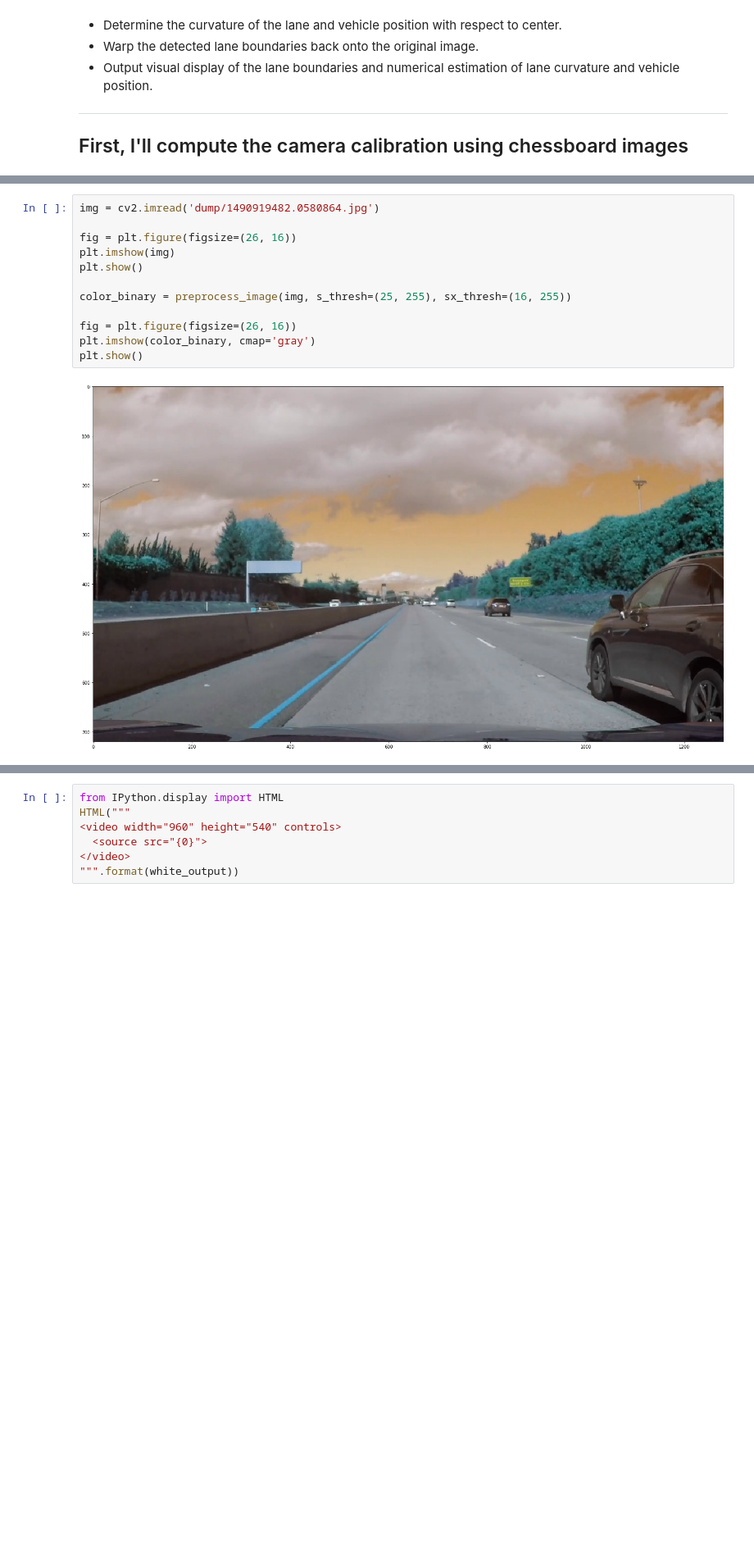
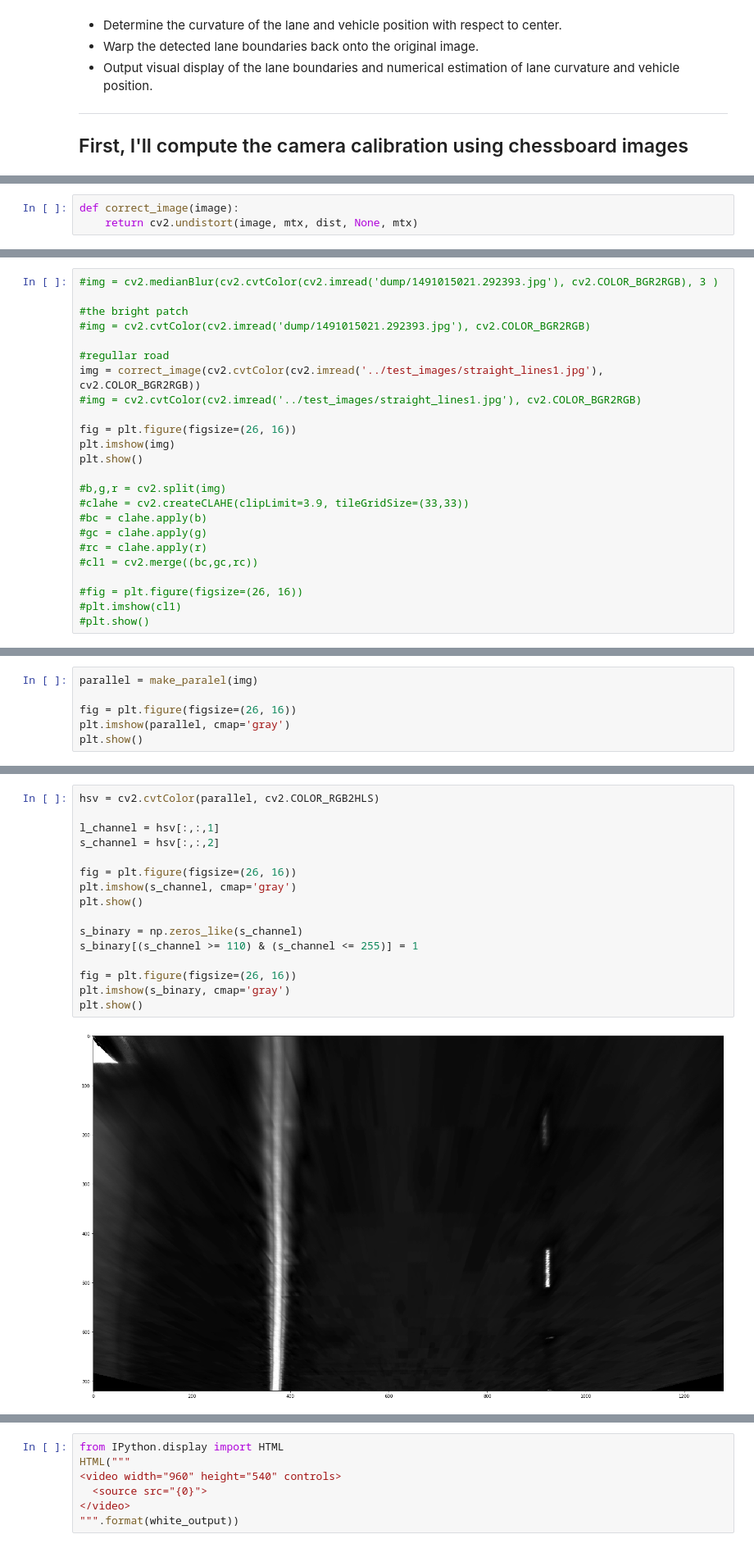
Before and after one commit to berciktymule/CarND-Advanced-Lane-Lines, a Jupyter notebook: examples/p4pipeline.ipynb, the cells around one changed output, grey strips where cells are left out. Shown at 82% size. Cells and saved outputs as stored; diff of their text form; blank space fills up the shorter version.

```diff
--- a/examples/p4pipeline.ipynb
+++ b/examples/p4pipeline.ipynb
@@ -48,3 +48,6 @@ for fname in images:
         imgpoints.append(corners)
 
 ret, mtx, dist, rvecs, tvecs = cv2.calibrateCamera(objpoints, imgpoints, img_size,None,None)
+# %%
+def correct_image(image):
+    return cv2.undistort(image, mtx, dist, None, mtx)
@@ -77,3 +118,27 @@ def preprocess_image(img, s_thresh=(25, 255), sx_thresh=(16, 255)):
 
     dst = cv2.undistort(combined_binary, mtx, dist, None, mtx)
     return dst
+# %%
+#img = cv2.medianBlur(cv2.cvtColor(cv2.imread('dump/1491015021.292393.jpg'), cv2.COLOR_BGR2RGB), 3 )
+
+#the bright patch
+#img = cv2.cvtColor(cv2.imread('dump/1491015021.292393.jpg'), cv2.COLOR_BGR2RGB)
+
+#regullar road
+img = correct_image(cv2.cvtColor(cv2.imread('../test_images/straight_lines1.jpg'), cv2.COLOR_BGR2RGB))
+#img = cv2.cvtColor(cv2.imread('../test_images/straight_lines1.jpg'), cv2.COLOR_BGR2RGB)
+
+fig = plt.figure(figsize=(26, 16))
+plt.imshow(img)
+plt.show()
+
+#b,g,r = cv2.split(img)
+#clahe = cv2.createCLAHE(clipLimit=3.9, tileGridSize=(33,33))
+#bc = clahe.apply(b)
+#gc = clahe.apply(g)
+#rc = clahe.apply(r)
+#cl1 = cv2.merge((bc,gc,rc))
+
+#fig = plt.figure(figsize=(26, 16))
+#plt.imshow(cl1)
+#plt.show()
@@ -79,0 +147,6 @@ def preprocess_image(img, s_thresh=(25, 255), sx_thresh=(16, 255)):
+# %%
+parallel = make_paralel(img)
+
+fig = plt.figure(figsize=(26, 16))
+plt.imshow(parallel, cmap='gray')
+plt.show()
@@ -80,14 +155,18 @@ def preprocess_image(img, s_thresh=(25, 255), sx_thresh=(16, 255)):
 # %%
-img = cv2.imread('dump/1490919482.0580864.jpg')
+hsv = cv2.cvtColor(parallel, cv2.COLOR_RGB2HLS)
+
+l_channel = hsv[:,:,1]
+s_channel = hsv[:,:,2]
 
 fig = plt.figure(figsize=(26, 16))
-plt.imshow(img)
+plt.imshow(s_channel, cmap='gray')
 plt.show()
 
-color_binary = preprocess_image(img, s_thresh=(25, 255), sx_thresh=(16, 255))
+s_binary = np.zeros_like(s_channel)
+s_binary[(s_channel >= 110) & (s_channel <= 255)] = 1
 
 fig = plt.figure(figsize=(26, 16))
-plt.imshow(color_binary, cmap='gray')
+plt.imshow(s_binary, cmap='gray')
 plt.show()
 # %% [output]
-[figure, old version]
+[figure, new version]
```
Also changed, not shown: parts of 14 cells of this notebook, 2 other files.
